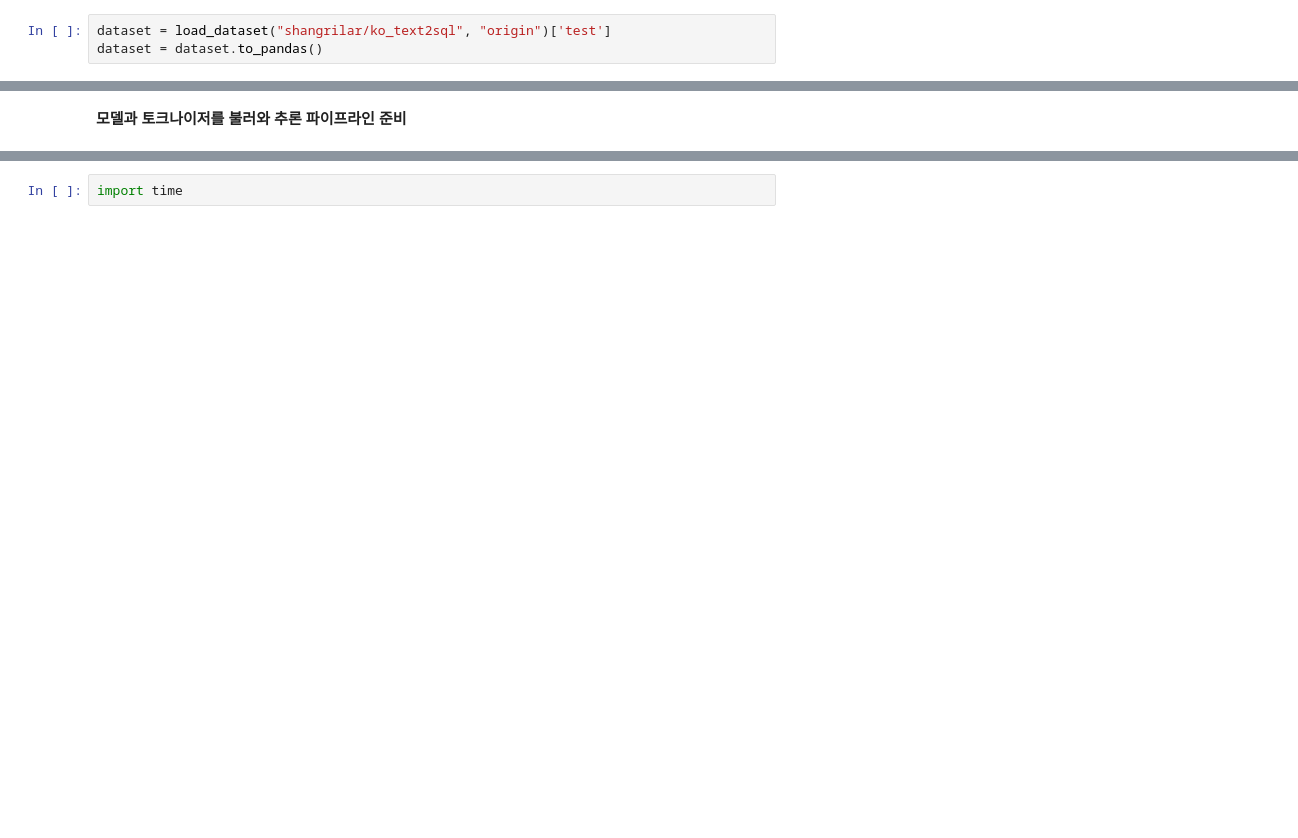
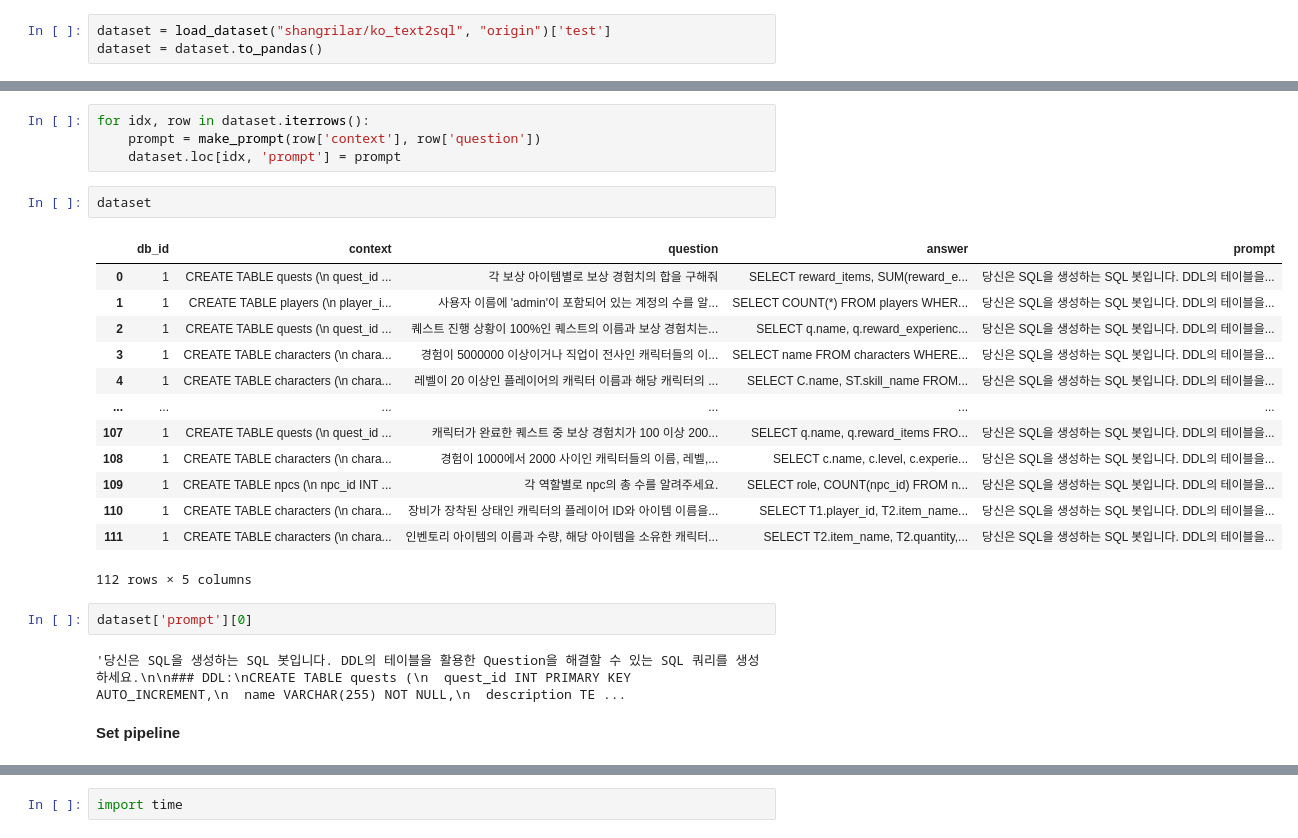
Before and after one commit to JYKai/LLM-usage, a Jupyter notebook: 008_serve-sLLM/008_serve-sLLM.ipynb, the cells around one changed output, grey strips where cells are left out. Saved outputs shown, nothing was run; the diff lists cells and outputs as text; blank space fills up the shorter version.

```diff
--- a/008_serve-sLLM/008_serve-sLLM.ipynb
+++ b/008_serve-sLLM/008_serve-sLLM.ipynb
@@ -30,5 +49,29 @@ for idx, row in dataset.iterrows():
+# %%
+for idx, row in dataset.iterrows():
+    prompt = make_prompt(row['context'], row['question'])
+    dataset.loc[idx, 'prompt'] = prompt
+# %%
+dataset
+# %% [output]
+|  | db_id | context | question | answer | prompt |
+| 0 | 1 | CREATE TABLE quests (\n quest_id ... | 각 보상 아이템별로 보상 경험치의 합을 구해줘 | SELECT reward_items, SUM(reward_e... | 당신은 SQL을 생성하는 SQL 봇입니다. DDL의 테이블을... |
+| 1 | 1 | CREATE TABLE players (\n player_i... | 사용자 이름에 'admin'이 포함되어 있는 계정의 수를 알... | SELECT COUNT(*) FROM players WHER... | 당신은 SQL을 생성하는 SQL 봇입니다. DDL의 테이블을... |
+| 2 | 1 | CREATE TABLE quests (\n quest_id ... | 퀘스트 진행 상황이 100%인 퀘스트의 이름과 보상 경험치는... | SELECT q.name, q.reward_experienc... | 당신은 SQL을 생성하는 SQL 봇입니다. DDL의 테이블을... |
+| 3 | 1 | CREATE TABLE characters (\n chara... | 경험이 5000000 이상이거나 직업이 전사인 캐릭터들의 이... | SELECT name FROM characters WHERE... | 당신은 SQL을 생성하는 SQL 봇입니다. DDL의 테이블을... |
+| 4 | 1 | CREATE TABLE characters (\n chara... | 레벨이 20 이상인 플레이어의 캐릭터 이름과 해당 캐릭터의 ... | SELECT C.name, ST.skill_name FROM... | 당신은 SQL을 생성하는 SQL 봇입니다. DDL의 테이블을... |
+| ... | ... | ... | ... | ... | ... |
+| 107 | 1 | CREATE TABLE quests (\n quest_id ... | 캐릭터가 완료한 퀘스트 중 보상 경험치가 100 이상 200... | SELECT q.name, q.reward_items FRO... | 당신은 SQL을 생성하는 SQL 봇입니다. DDL의 테이블을... |
+| 108 | 1 | CREATE TABLE characters (\n chara... | 경험이 1000에서 2000 사이인 캐릭터들의 이름, 레벨,... | SELECT c.name, c.level, c.experie... | 당신은 SQL을 생성하는 SQL 봇입니다. DDL의 테이블을... |
+| 109 | 1 | CREATE TABLE npcs (\n npc_id INT ... | 각 역할별로 npc의 총 수를 알려주세요. | SELECT role, COUNT(npc_id) FROM n... | 당신은 SQL을 생성하는 SQL 봇입니다. DDL의 테이블을... |
+| 110 | 1 | CREATE TABLE characters (\n chara... | 장비가 장착된 상태인 캐릭터의 플레이어 ID와 아이템 이름을... | SELECT T1.player_id, T2.item_name... | 당신은 SQL을 생성하는 SQL 봇입니다. DDL의 테이블을... |
+| 111 | 1 | CREATE TABLE characters (\n chara... | 인벤토리 아이템의 이름과 수량, 해당 아이템을 소유한 캐릭터... | SELECT T2.item_name, T2.quantity,... | 당신은 SQL을 생성하는 SQL 봇입니다. DDL의 테이블을... |
+112 rows × 5 columns
+# %%
+dataset['prompt'][0]
+# %% [output]
+'당신은 SQL을 생성하는 SQL 봇입니다. DDL의 테이블을 활용한 Question을 해결할 수 있는 SQL 쿼리를 생성하세요.\n\n### DDL:\nCREATE TABLE quests (\n  quest_id INT PRIMARY KEY AUTO_INCREMENT,\n  name VARCHAR(255) NOT NULL,\n  description TE ...
 # %% [markdown]
-**모델과 토크나이저를 불러와 추론 파이프라인 준비**
+**Set pipeline**
 # %%
 from transformers import AutoTokenizer, AutoModelForCausalLM, pipeline
 # %% [output]
```
Also changed, not shown: parts of 30 cells of this notebook, 1 other file.
